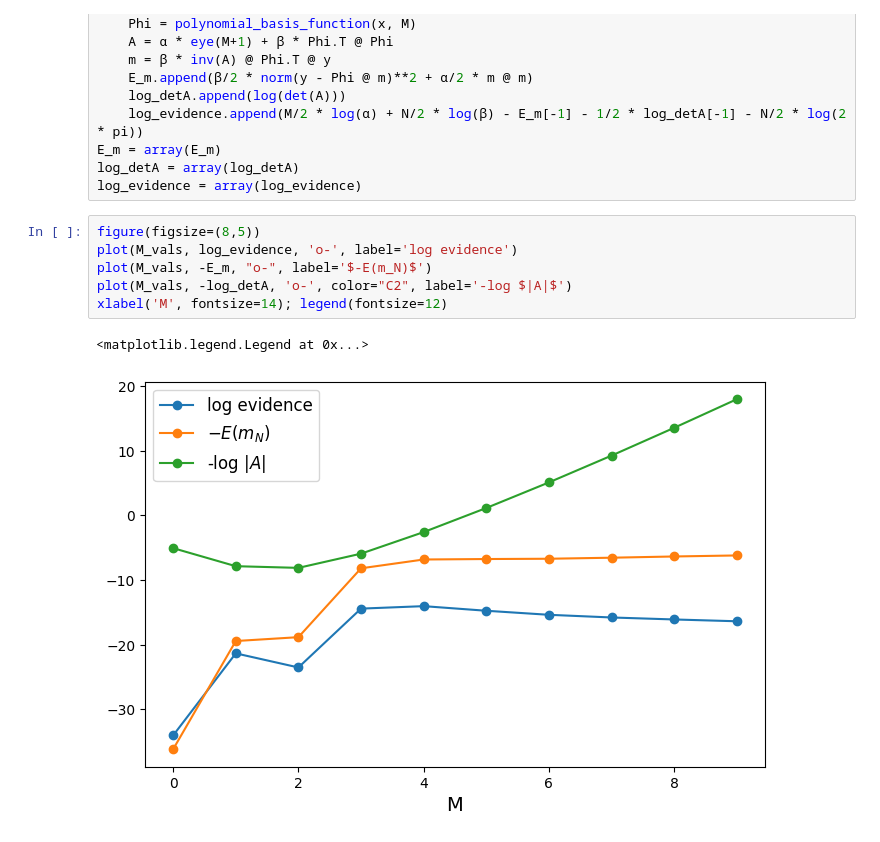
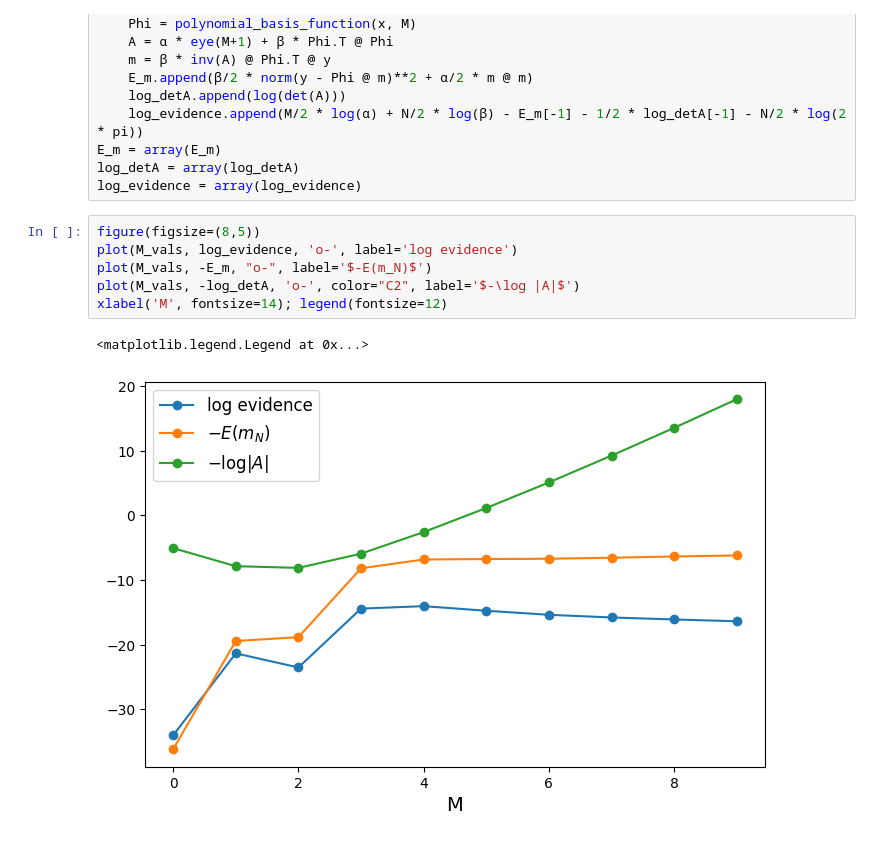
Before and after one commit to stootoon/prml, a Jupyter notebook: chapter-3/3_5_1_evaluation_of_evidence_function.ipynb, the cells around one changed output. Cells and saved outputs as stored; diff of their text form.

Commit message:
Updated legend.

```diff
--- a/chapter-3/3_5_1_evaluation_of_evidence_function.ipynb
+++ b/chapter-3/3_5_1_evaluation_of_evidence_function.ipynb
@@ -46,9 +46,9 @@ log_evidence = array(log_evidence)
 # %%
 figure(figsize=(8,5))
 plot(M_vals, log_evidence, 'o-', label='log evidence')
 plot(M_vals, -E_m, "o-", label='$-E(m_N)$')
-plot(M_vals, -log_detA, 'o-', color="C2", label='-log $|A|$')
+plot(M_vals, -log_detA, 'o-', color="C2", label='$-\log |A|$')
 xlabel('M', fontsize=14); legend(fontsize=12)
 # %% [output]
 <matplotlib.legend.Legend at 0x...>
-[figure, old version]
+[figure, new version]
```
